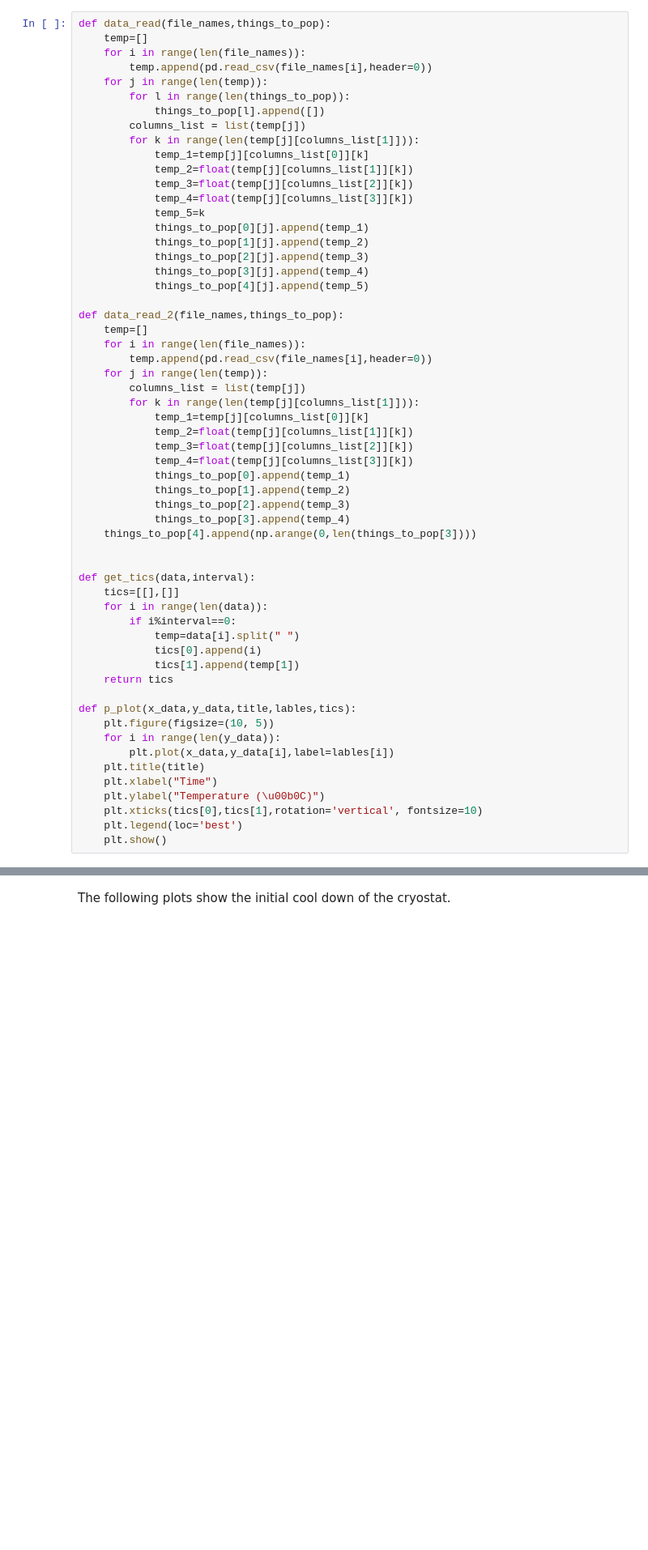
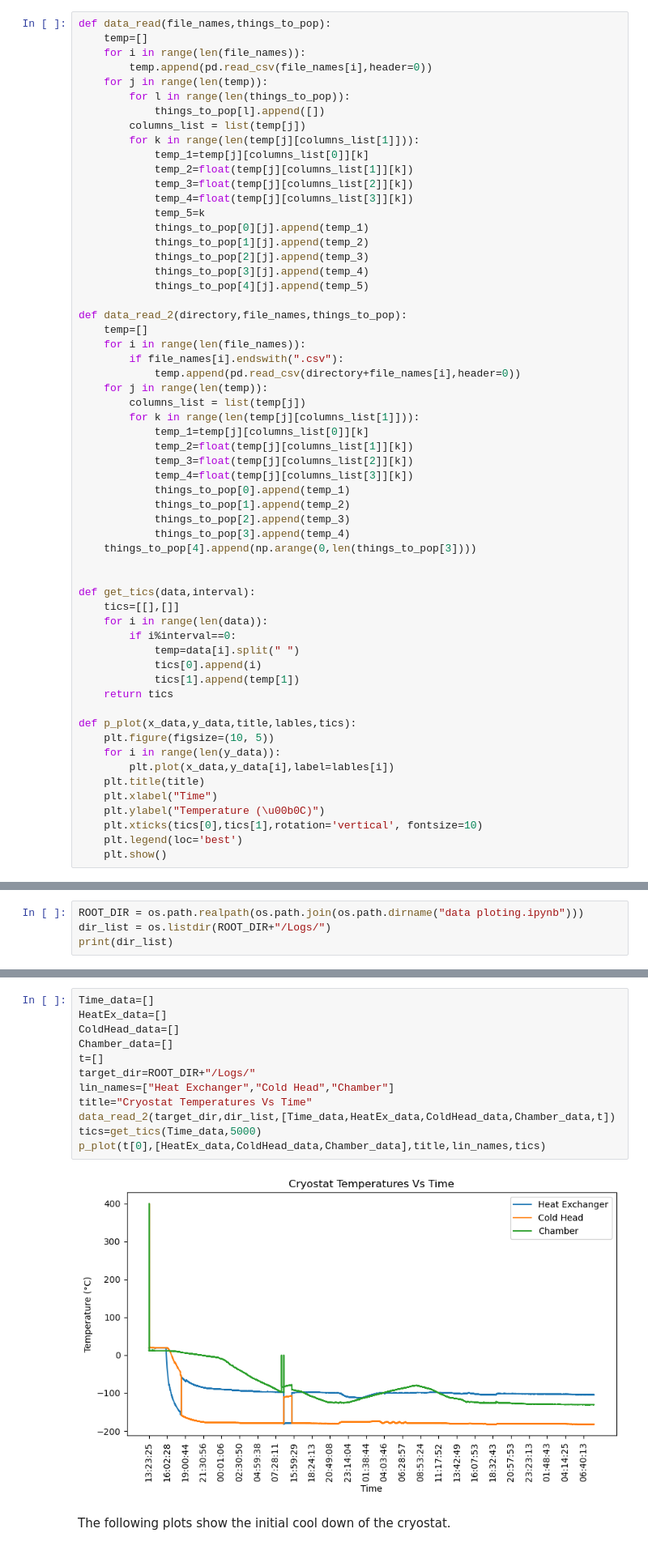
Before and after one commit to Zepeng/SlowControl-Probe, a Jupyter notebook: data ploting.ipynb, the cells around one changed output, grey strips where cells are left out. Shown at 81% size. Saved outputs shown, nothing was run; the diff lists cells and outputs as text; blank space fills up the shorter version.

Commit message:
Add files via upload
Updated plotting notebook to plot all files in Log directory

```diff
--- a/data ploting.ipynb
+++ b/data ploting.ipynb
@@ -27,10 +28,11 @@ def data_read(file_names,things_to_pop):
             things_to_pop[3][j].append(temp_4)
             things_to_pop[4][j].append(temp_5)
 
-def data_read_2(file_names,things_to_pop):
+def data_read_2(directory,file_names,things_to_pop):
     temp=[]
     for i in range(len(file_names)):
-        temp.append(pd.read_csv(file_names[i],header=0))
+        if file_names[i].endswith(".csv"):
+            temp.append(pd.read_csv(directory+file_names[i],header=0))
     for j in range(len(temp)):
         columns_list = list(temp[j])
         for k in range(len(temp[j][columns_list[1]])):
@@ -66,0 +71,4 @@ def p_plot(x_data,y_data,title,lables,tics):
+# %%
+ROOT_DIR = os.path.realpath(os.path.join(os.path.dirname("data ploting.ipynb")))
+dir_list = os.listdir(ROOT_DIR+"/Logs/")
+print(dir_list)
@@ -67,3 +79,17 @@ def p_plot(x_data,y_data,title,lables,tics):
+# %%
+Time_data=[]
+HeatEx_data=[]
+ColdHead_data=[]
+Chamber_data=[]
+t=[]
+target_dir=ROOT_DIR+"/Logs/"
+lin_names=["Heat Exchanger","Cold Head","Chamber"]
+title="Cryostat Temperatures Vs Time"
+data_read_2(target_dir,dir_list,[Time_data,HeatEx_data,ColdHead_data,Chamber_data,t])
+tics=get_tics(Time_data,5000)
+p_plot(t[0],[HeatEx_data,ColdHead_data,Chamber_data],title,lin_names,tics)
+# %% [output]
+[figure, added]
 # %% [markdown]
 The following plots show the initial cool down of the cryostat.
 # %%
```
Also changed, not shown: parts of 4 cells of this notebook.
